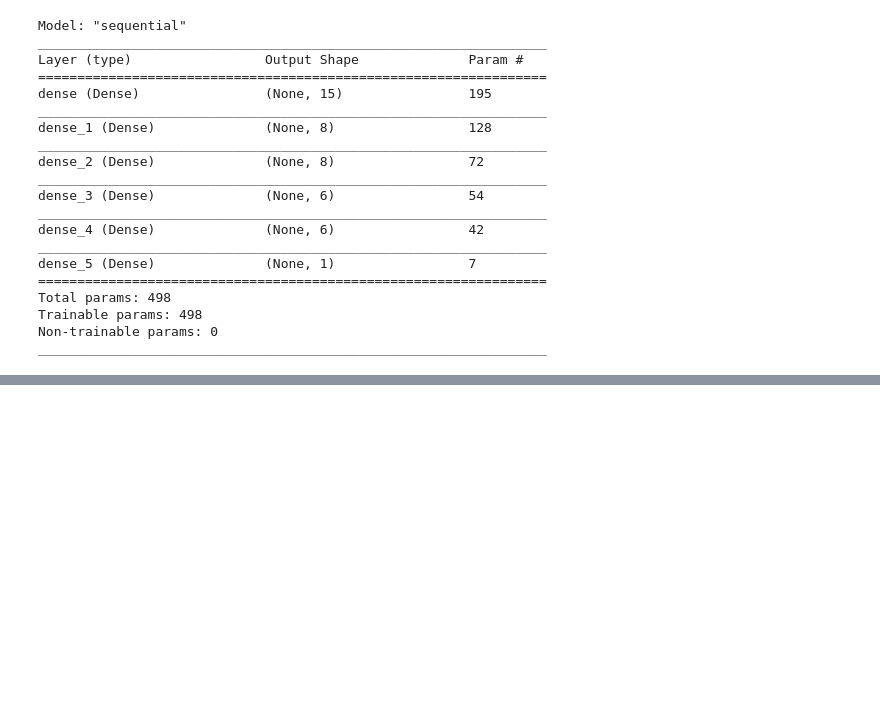
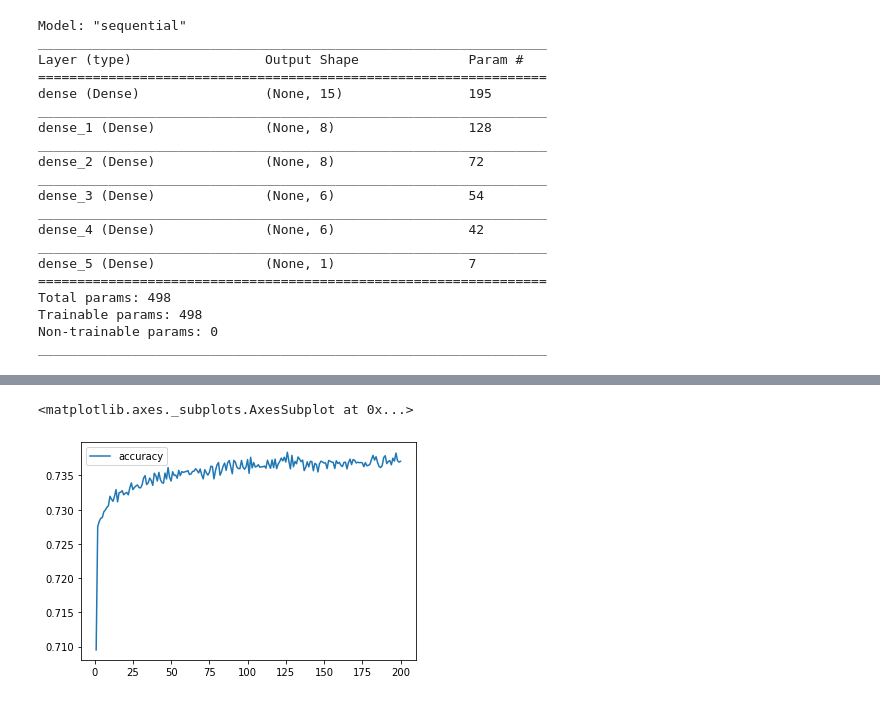
Before and after one commit to zborglin/CardioCoders, a Jupyter notebook: Third_Model.ipynb, the cells around one changed output, grey strips where cells are left out. Cells and saved outputs as stored; diff of their text form; code cells hidden in the pictures; blank space fills up the shorter version.

```diff
--- a/Third_Model.ipynb
+++ b/Third_Model.ipynb
@@ -147,3 +162,9 @@ Epoch 300/300
+# %%
+# Plot the accuracy
+df_plot.plot(y="accuracy")
+# %% [output]
+<matplotlib.axes._subplots.AxesSubplot at 0x...>
+[figure, added]
 # %%
 # Evaluate the model using the test data
 model_loss, model_accuracy = nn_model.evaluate(X_test_scaled,y_test,verbose=2)
```
Also changed, not shown: parts of 7 cells of this notebook.
